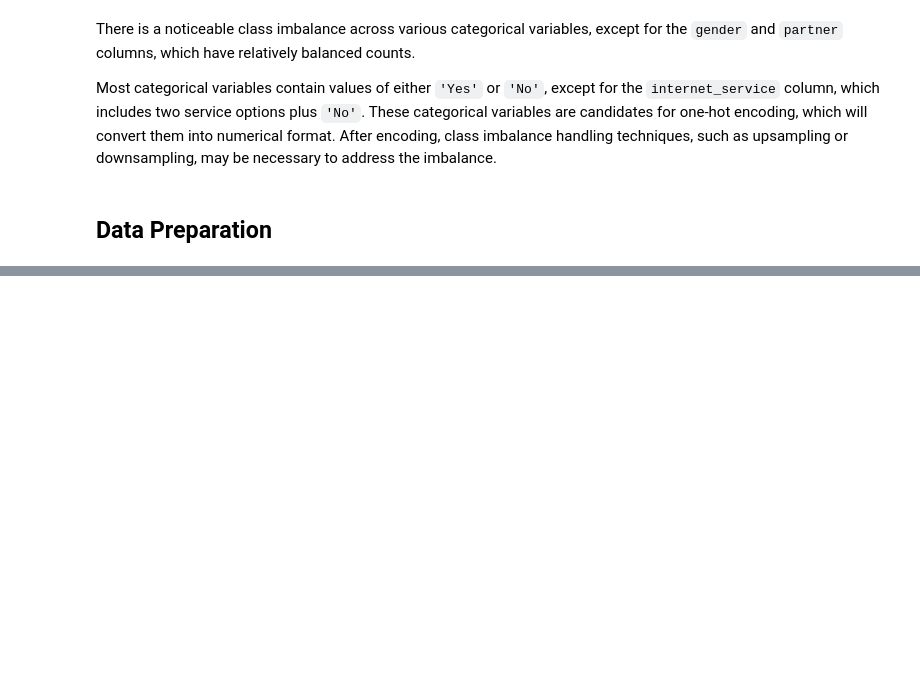
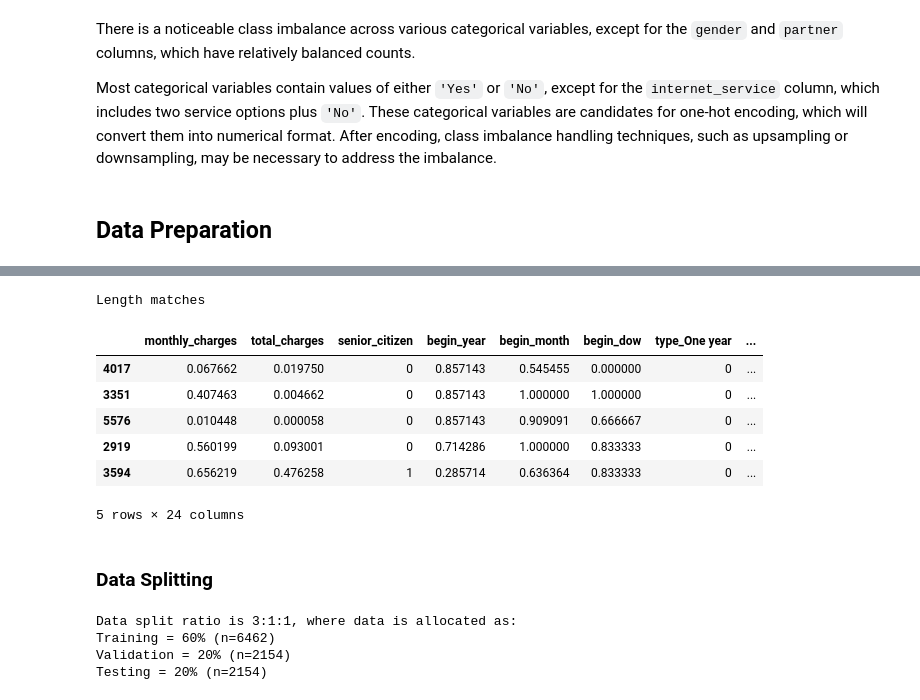
Before and after one commit to mnunezsa95/ds_project_capstone_project, a Jupyter notebook: notebook/sprint_17_final_project.ipynb, the cells around one changed output, grey strips where cells are left out. Saved outputs shown, nothing was run; the diff lists cells and outputs as text; code cells hidden in the pictures; blank space fills up the shorter version.

```diff
--- a/notebook/sprint_17_final_project.ipynb
+++ b/notebook/sprint_17_final_project.ipynb
@@ -758,0 +875,25 @@ Most categorical variables contain values of either `'Yes'` or `'No'`, except fo
+# %%
+# Scale the upsampled features
+
+numeric_columns = ['monthly_charges', 'total_charges', 'begin_year','begin_month', 'begin_dow']
+
+scaled_features = scale_features(upsampled_features, numeric_columns)
+# %%
+# Confirm features were scaled and data was not lost
+
+if len(scaled_features) == len(upsampled_features):
+    print("Length matches")
+
+# View first 5 rows
+scaled_features.head()
+# %% [output]
+Length matches
+|  | monthly_charges | total_charges | senior_citizen | begin_year | begin_month | begin_dow | type_One year | ... |
+| 4017 | 0.067662 | 0.019750 | 0 | 0.857143 | 0.545455 | 0.000000 | 0 | ... |
+| 3351 | 0.407463 | 0.004662 | 0 | 0.857143 | 1.000000 | 1.000000 | 0 | ... |
+| 5576 | 0.010448 | 0.000058 | 0 | 0.857143 | 0.909091 | 0.666667 | 0 | ... |
+| 2919 | 0.560199 | 0.093001 | 0 | 0.714286 | 1.000000 | 0.833333 | 0 | ... |
+| 3594 | 0.656219 | 0.476258 | 1 | 0.285714 | 0.636364 | 0.833333 | 0 | ... |
+5 rows × 24 columns
+# %% [markdown]
+### Data Splitting
@@ -758,0 +905,15 @@ Most categorical variables contain values of either `'Yes'` or `'No'`, except fo
+# %%
+# Split the dataset into 3:1:1 ratio (train, validation, test respectively)
+
+
+X_train, X_valid, X_test, y_train, y_valid, y_test = split_data_3_1_1(
+    features,
+    target,
+    final_test_size=0.40,
+    random_state_value=12345
+)
+# %% [output]
+Data split ratio is 3:1:1, where data is allocated as:
+Training = 60% (n=6462)
+Validation = 20% (n=2154)
+Testing = 20% (n=2154)
```
Also changed, not shown: parts of 31 cells of this notebook.
